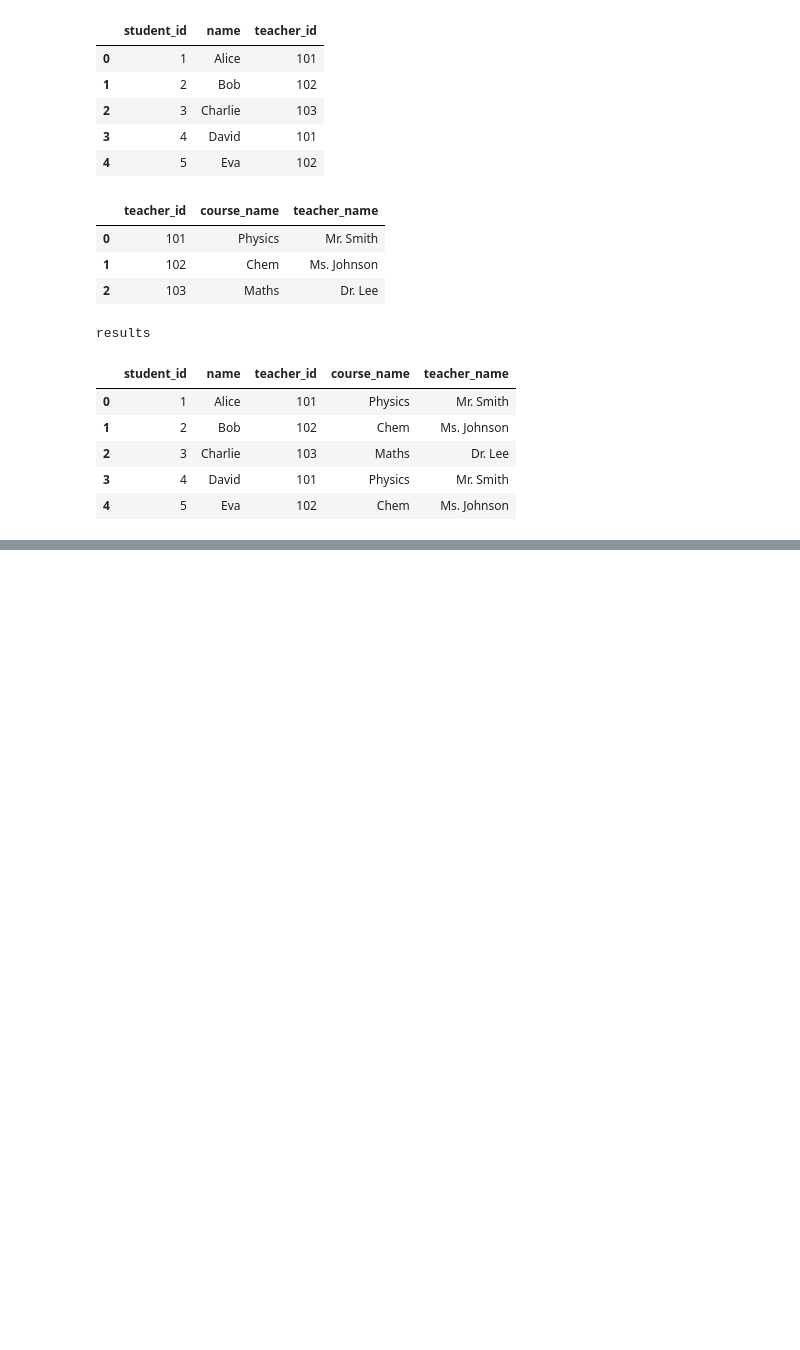
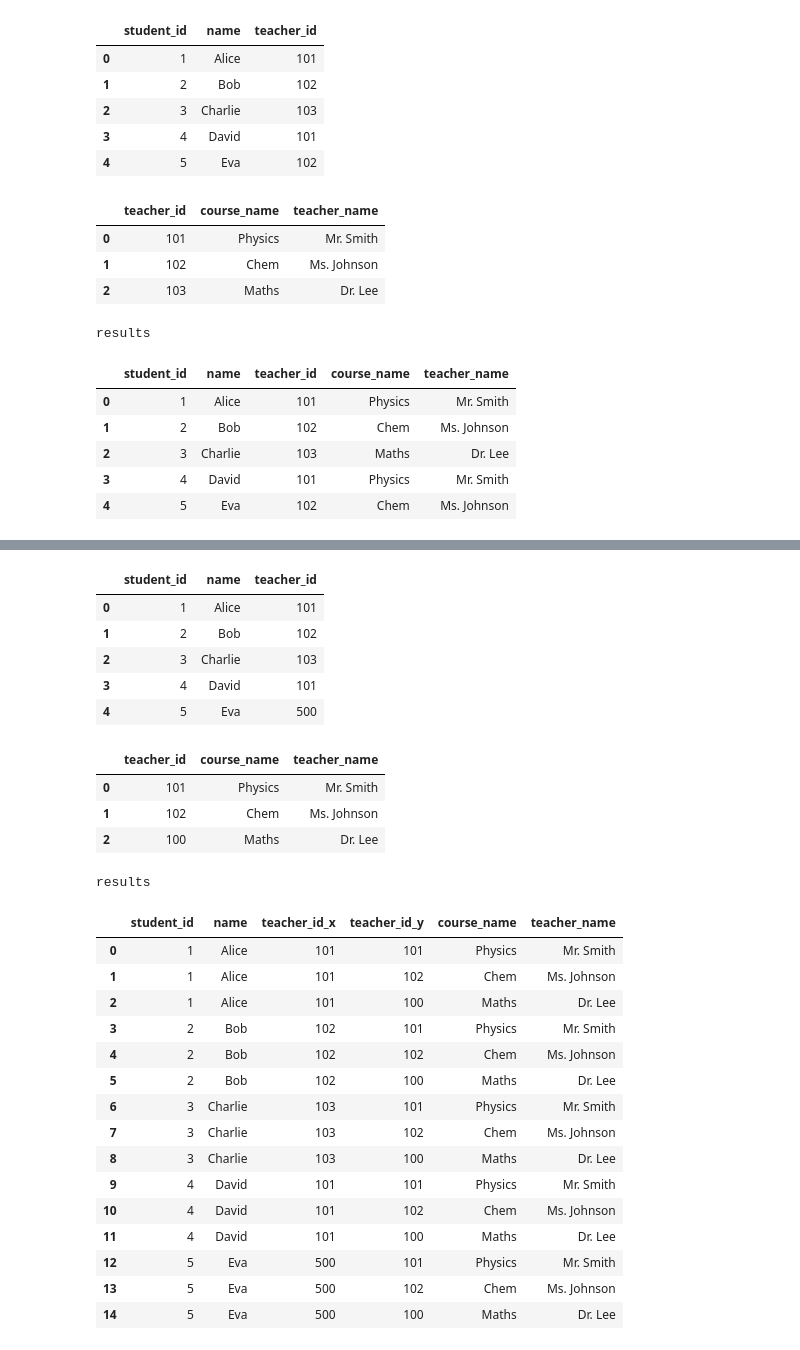
Before and after one commit to smmartprogrammer/modernpython, a Jupyter notebook: class19(pandasgroupby_filtering).ipynb, the cells around one changed output, grey strips where cells are left out. Cells and saved outputs as stored; diff of their text form; code cells hidden in the pictures; blank space fills up the shorter version.

```diff
--- a/class19(pandasgroupby_filtering).ipynb
+++ b/class19(pandasgroupby_filtering).ipynb
@@ -849,7 +849,7 @@ students : pd.DataFrame = pd.DataFrame(students_data)
 
 # Sample data for the 'teachers' DataFrame
 teachers_data : Dict[str,List[Union[str,int]]] ={
-    'teacher_id': [101, 102, 100],
+    'tid': [101, 102, 100],
     'course_name':['Physics', 'Chem','Maths'],
     'teacher_name': ['Mr. Smith', 'Ms. Johnson', 'Dr. Lee']
 }
@@ -1016,0 +1067,35 @@ results
+# %%
+display(students)
+display(teachers)
+
+df1 = pd.DataFrame = pd.merge(students, teachers,  how="cross")
+print("results")
+df1
+# %% [output]
+|  | student_id | name | teacher_id |
+| 0 | 1 | Alice | 101 |
+| 1 | 2 | Bob | 102 |
+| 2 | 3 | Charlie | 103 |
+| 3 | 4 | David | 101 |
+| 4 | 5 | Eva | 500 |
+|  | teacher_id | course_name | teacher_name |
+| 0 | 101 | Physics | Mr. Smith |
+| 1 | 102 | Chem | Ms. Johnson |
+| 2 | 100 | Maths | Dr. Lee |
+results
+|  | student_id | name | teacher_id_x | teacher_id_y | course_name | teacher_name |
+| 0 | 1 | Alice | 101 | 101 | Physics | Mr. Smith |
+| 1 | 1 | Alice | 101 | 102 | Chem | Ms. Johnson |
+| 2 | 1 | Alice | 101 | 100 | Maths | Dr. Lee |
+| 3 | 2 | Bob | 102 | 101 | Physics | Mr. Smith |
+| 4 | 2 | Bob | 102 | 102 | Chem | Ms. Johnson |
+| 5 | 2 | Bob | 102 | 100 | Maths | Dr. Lee |
+| 6 | 3 | Charlie | 103 | 101 | Physics | Mr. Smith |
+| 7 | 3 | Charlie | 103 | 102 | Chem | Ms. Johnson |
+| 8 | 3 | Charlie | 103 | 100 | Maths | Dr. Lee |
+| 9 | 4 | David | 101 | 101 | Physics | Mr. Smith |
+| 10 | 4 | David | 101 | 102 | Chem | Ms. Johnson |
+| 11 | 4 | David | 101 | 100 | Maths | Dr. Lee |
+| 12 | 5 | Eva | 500 | 101 | Physics | Mr. Smith |
+| 13 | 5 | Eva | 500 | 102 | Chem | Ms. Johnson |
+| 14 | 5 | Eva | 500 | 100 | Maths | Dr. Lee |
```
Also changed, not shown: parts of 4 cells of this notebook.
